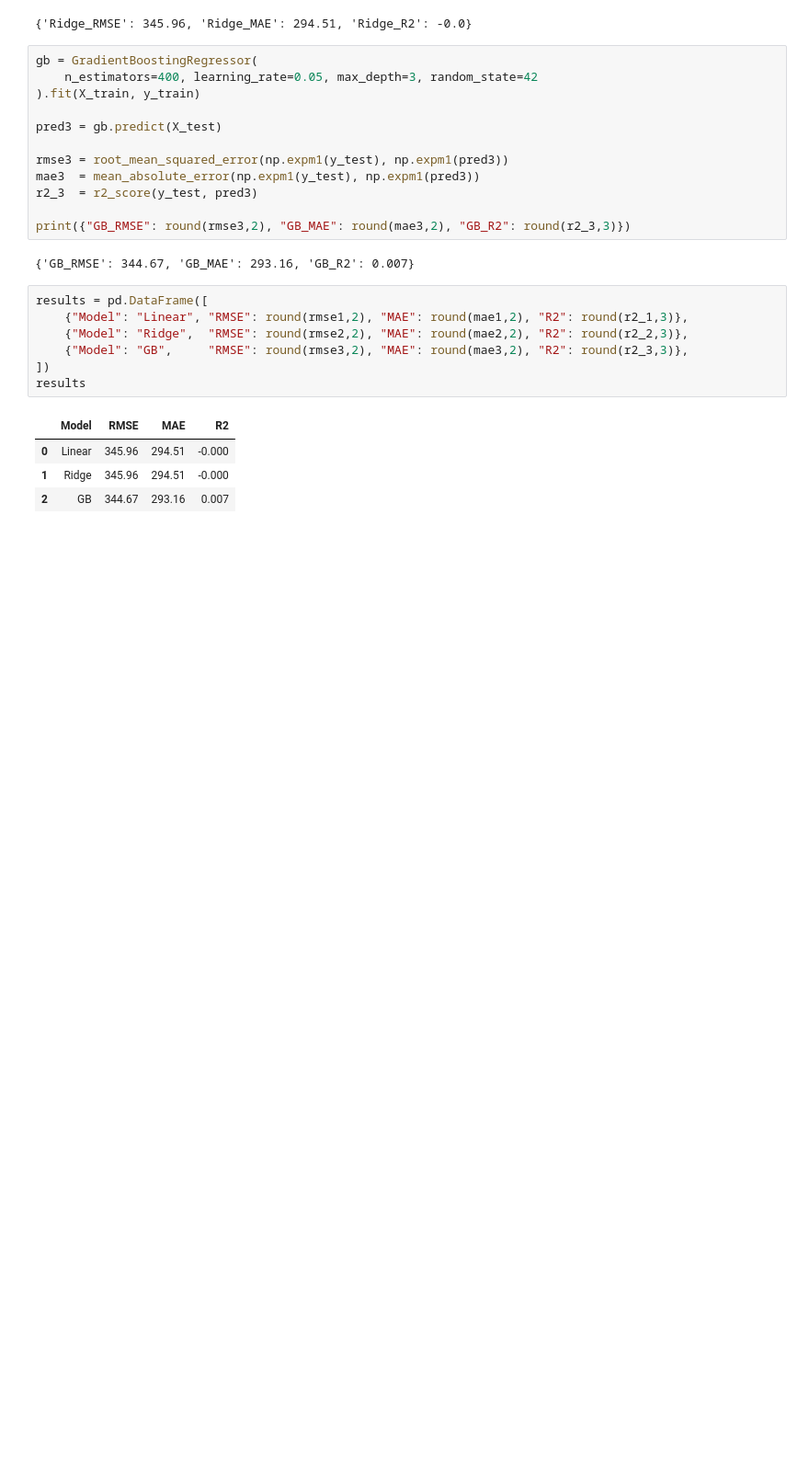
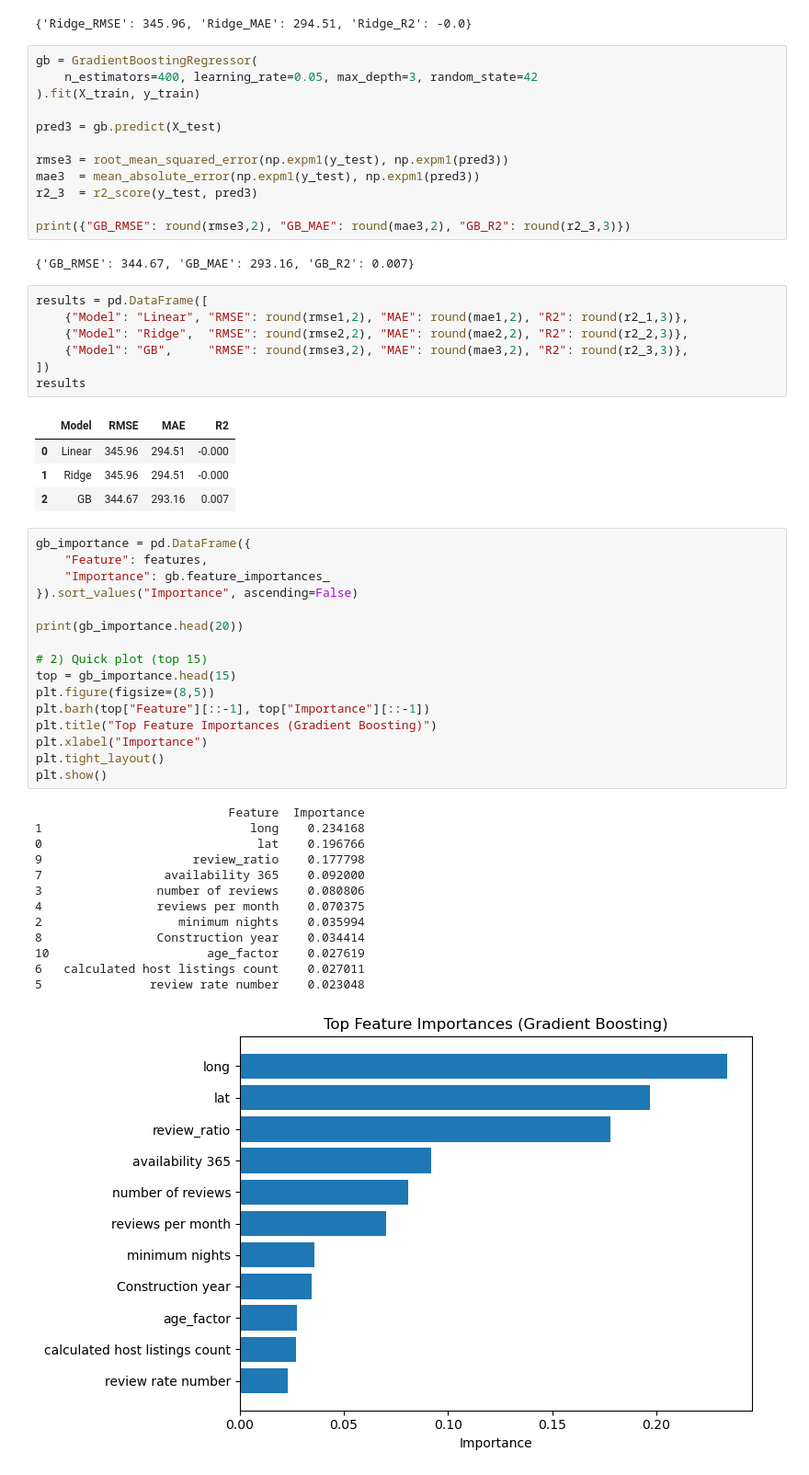
Before and after one commit to Calvinzheng123/Calvinzheng123.github.io, a Jupyter notebook: notebooks/Airbnb.ipynb, the cells around one changed output. Shown: that part at 92% size. Cells and saved outputs as stored; diff of their text form; blank space fills up the shorter version.

```diff
--- a/notebooks/Airbnb.ipynb
+++ b/notebooks/Airbnb.ipynb
@@ -119,3 +120,33 @@ results
 | 0 | Linear | 345.96 | 294.51 | -0.000 |
 | 1 | Ridge | 345.96 | 294.51 | -0.000 |
 | 2 | GB | 344.67 | 293.16 | 0.007 |
+# %%
+gb_importance = pd.DataFrame({
+    "Feature": features,
+    "Importance": gb.feature_importances_
+}).sort_values("Importance", ascending=False)
+
+print(gb_importance.head(20))
+
+# 2) Quick plot (top 15)
+top = gb_importance.head(15)
+plt.figure(figsize=(8,5))
+plt.barh(top["Feature"][::-1], top["Importance"][::-1])
+plt.title("Top Feature Importances (Gradient Boosting)")
+plt.xlabel("Importance")
+plt.tight_layout()
+plt.show()
+# %% [output]
+                           Feature  Importance
+1                             long    0.234168
+0                              lat    0.196766
+9                     review_ratio    0.177798
+7                 availability 365    0.092000
+3                number of reviews    0.080806
+4                reviews per month    0.070375
+2                   minimum nights    0.035994
+8                Construction year    0.034414
+10                      age_factor    0.027619
+6   calculated host listings count    0.027011
+5               review rate number    0.023048
+[figure, added]
```
Also changed, not shown: parts of 1 cell of this notebook, 1 other file.
